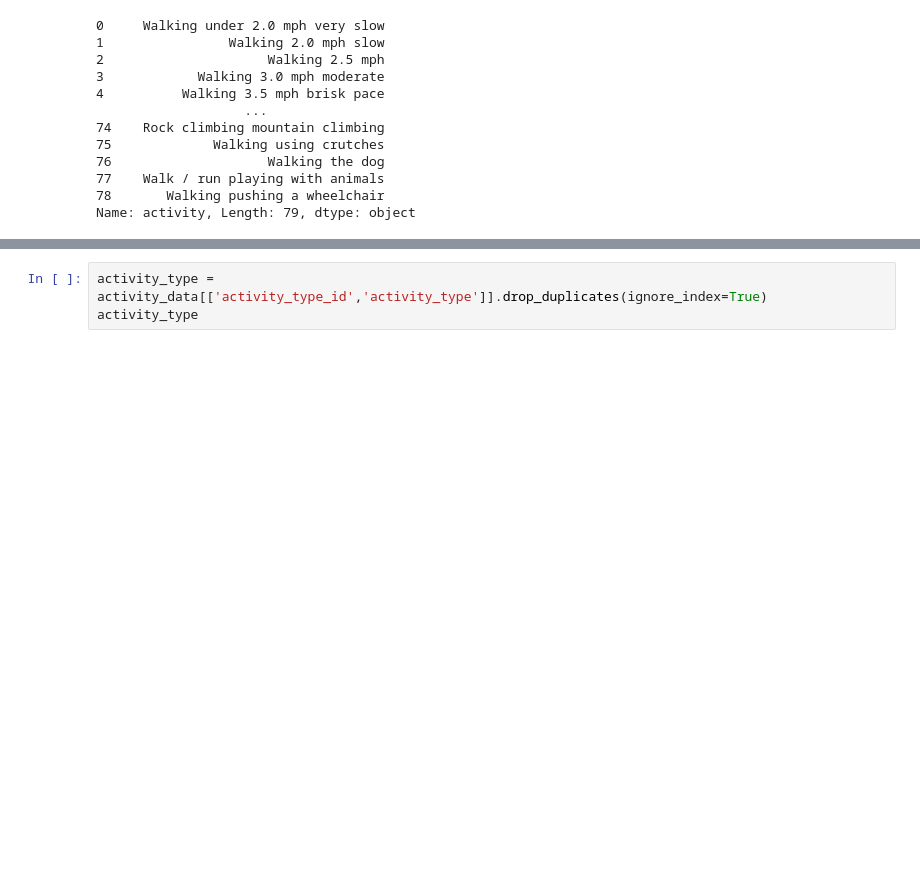
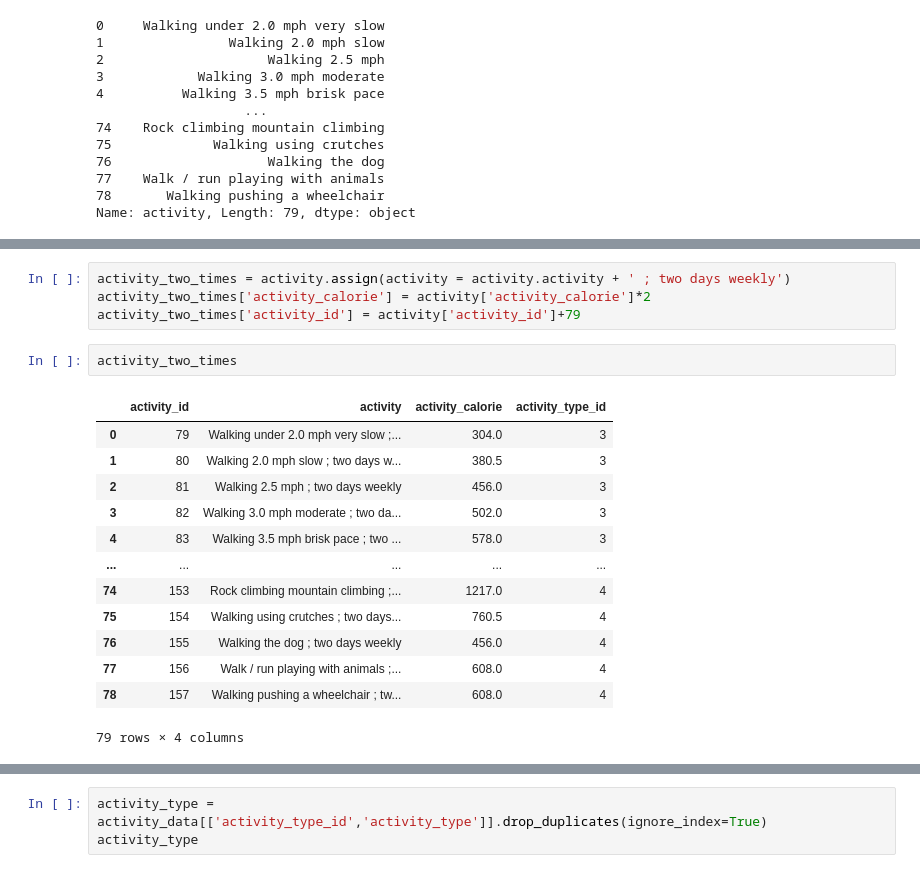
Before and after one commit to GuantingZhou/TP19, a Jupyter notebook: database files/data_collection.ipynb, the cells around one changed output, grey strips where cells are left out. Drawn from its saved outputs; the diff is of its cells as text; blank space fills up the shorter version.

```diff
--- a/database files/data_collection.ipynb
+++ b/database files/data_collection.ipynb
@@ -263,0 +298,20 @@ Name: activity, Length: 79, dtype: object
+# %%
+activity_two_times = activity.assign(activity = activity.activity + ' ; two days weekly')
+activity_two_times['activity_calorie'] = activity['activity_calorie']*2
+activity_two_times['activity_id'] = activity['activity_id']+79
+# %%
+activity_two_times
+# %% [output]
+|  | activity_id | activity | activity_calorie | activity_type_id |
+| 0 | 79 | Walking under 2.0 mph very slow ;... | 304.0 | 3 |
+| 1 | 80 | Walking 2.0 mph slow ; two days w... | 380.5 | 3 |
+| 2 | 81 | Walking 2.5 mph ; two days weekly | 456.0 | 3 |
+| 3 | 82 | Walking 3.0 mph moderate ; two da... | 502.0 | 3 |
+| 4 | 83 | Walking 3.5 mph brisk pace ; two ... | 578.0 | 3 |
+| ... | ... | ... | ... | ... |
+| 74 | 153 | Rock climbing mountain climbing ;... | 1217.0 | 4 |
+| 75 | 154 | Walking using crutches ; two days... | 760.5 | 4 |
+| 76 | 155 | Walking the dog ; two days weekly | 456.0 | 4 |
+| 77 | 156 | Walk / run playing with animals ;... | 608.0 | 4 |
+| 78 | 157 | Walking pushing a wheelchair ; tw... | 608.0 | 4 |
+79 rows × 4 columns
```
Also changed, not shown: parts of 22 cells of this notebook, 2 other files.
